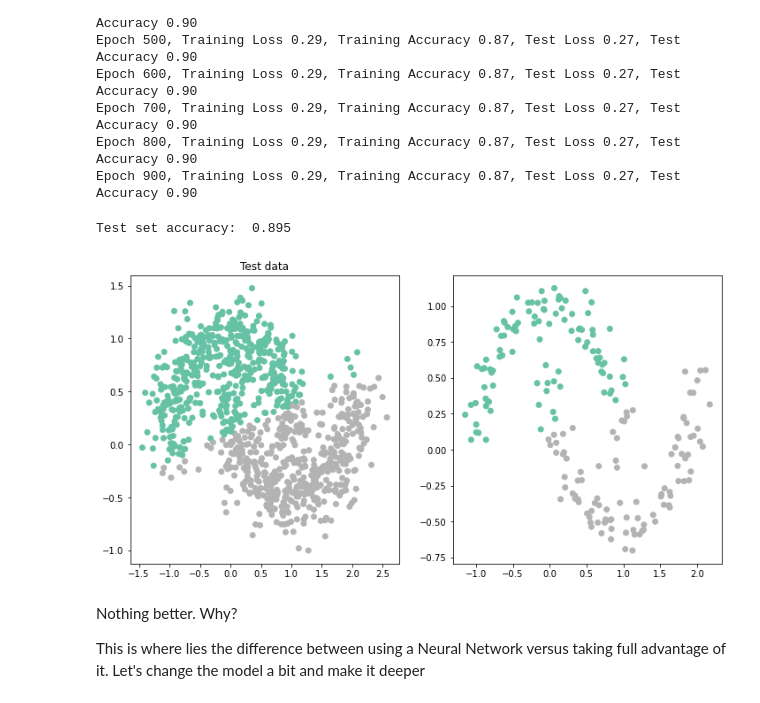
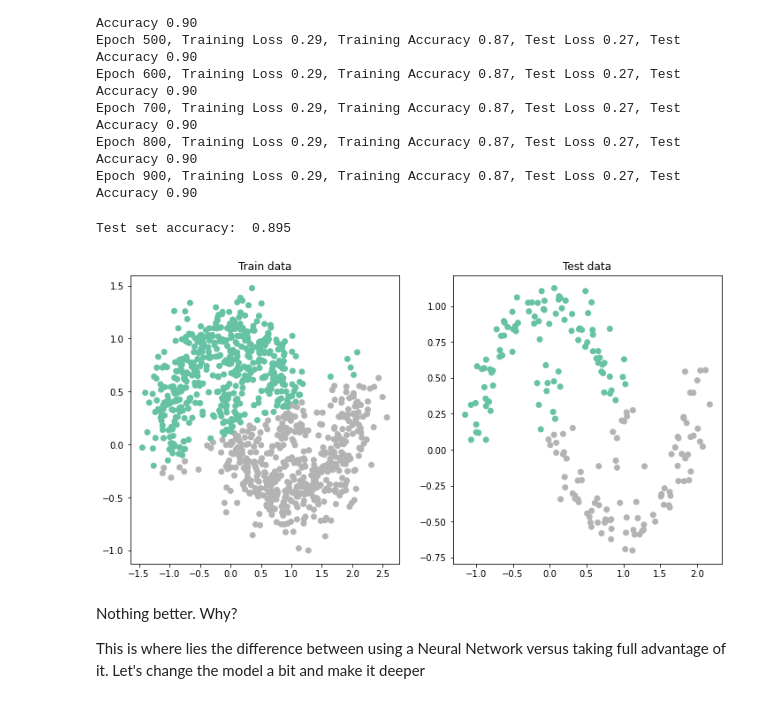
Before and after one commit to DIG-Kaust/MLgeoscience, a Jupyter notebook: labs/notebooks/BasicTorch/2_BasicPytorch.ipynb, the cells around one changed output. Saved outputs shown, nothing was run; the diff lists cells and outputs as text; code cells hidden in the pictures.

```diff
--- a/labs/notebooks/2_BasicPytorch.ipynb
+++ b/labs/notebooks/BasicTorch/2_BasicPytorch.ipynb
@@ -732,18 +736,18 @@ Epoch 900, Training Loss 0.29, Training Accuracy 0.87, Test Loss 0.27, Test Accu
 # %%
 network.eval()
 with torch.no_grad():
     a_train = network(X_train)
     a_test = network(X_test)
 print("Test set accuracy: ", accuracy_score(y_test, np.where(a_test[:, 0].numpy()>0.5, 1, 0)))
 
 fig, ax = plt.subplots(1, 2, figsize=(12, 6))
 ax[0].scatter(X_train[:, 0], X_train[:, 1], c=np.where(a_train[:, 0].numpy()>0.5, 1, 0), cmap='Set2')
 ax[0].set_title('Train data')
 ax[1].scatter(X_test[:, 0], X_test[:, 1], c=np.where(a_test[:, 0].numpy()>0.5, 1, 0), cmap='Set2')
-ax[0].set_title('Test data');
+ax[1].set_title('Test data');
 # %% [output]
 Test set accuracy:  0.895
-[figure, old version]
+[figure, new version]
 # %% [markdown]
 Nothing better. Why?
 
```
Also changed, not shown: parts of 13 cells of this notebook, 3 other files.
